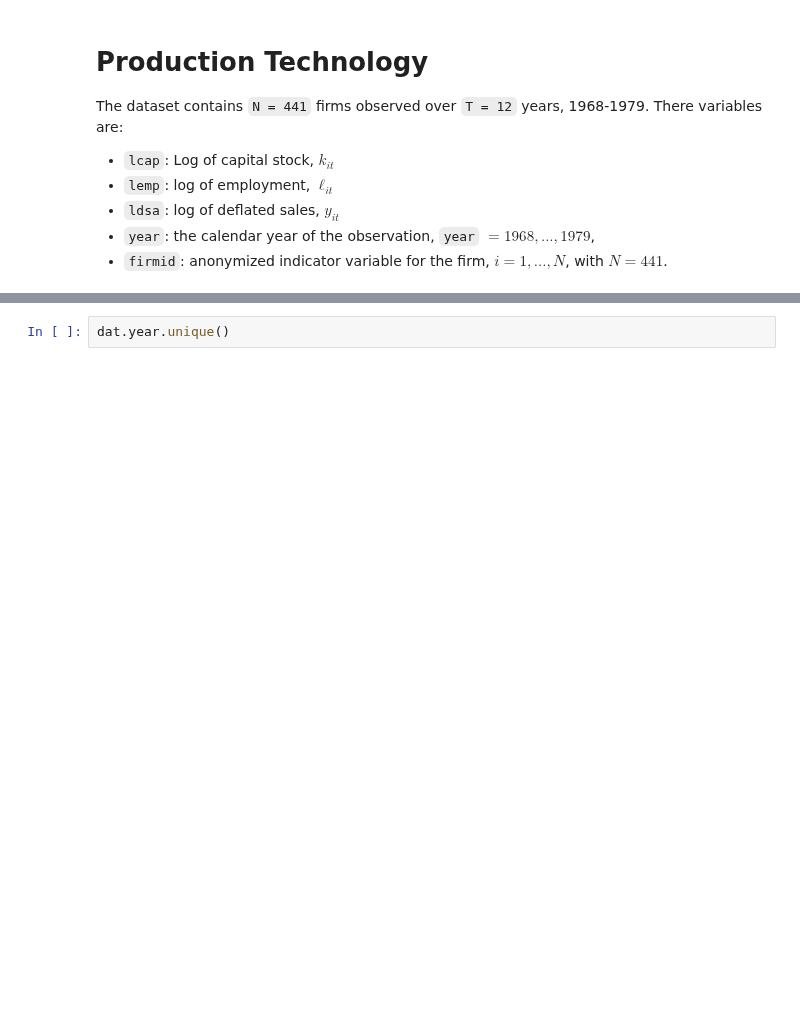
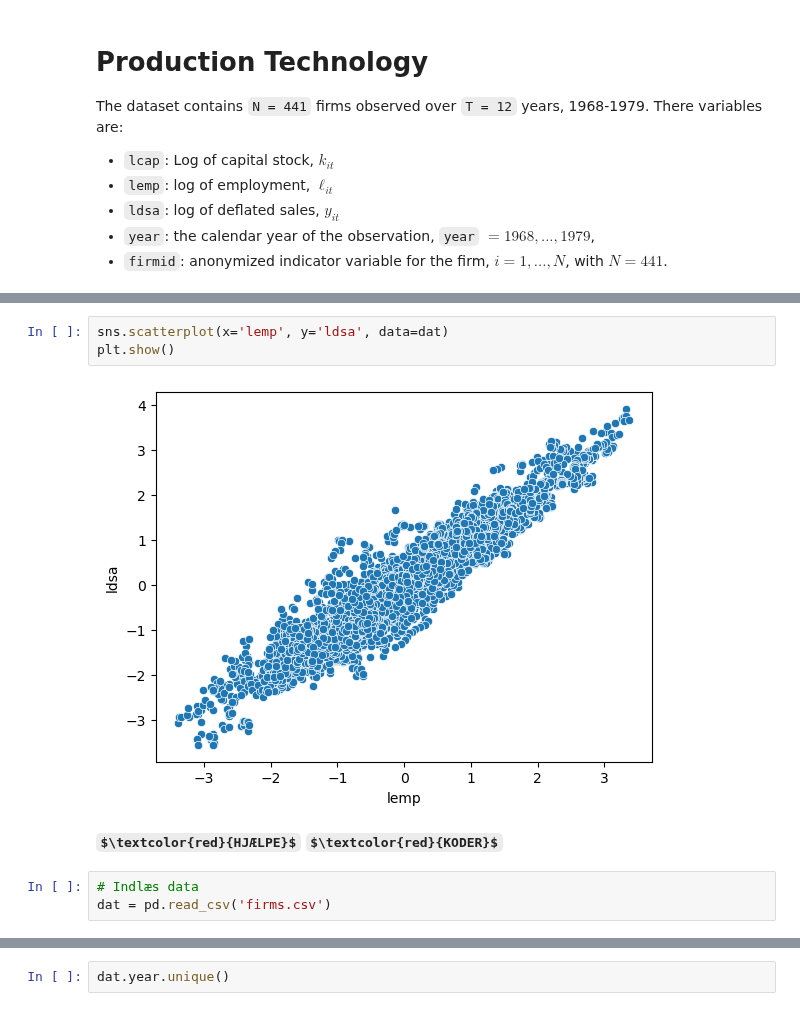
Before and after one commit to Maja0lsen/EconometricsB-aflevinger, a Jupyter notebook: read.ipynb, the cells around one changed output, grey strips where cells are left out. Saved outputs shown, nothing was run; the diff lists cells and outputs as text; some formulas as TeX source; blank space fills up the shorter version.

```diff
--- a/read.ipynb
+++ b/read.ipynb
@@ -116,3 +126,13 @@ Hausman-test mellem FE og RE: Test-statistik = 0.000, p-værdi = 1.000
+# %%
+sns.scatterplot(x='lemp', y='ldsa', data=dat)
+plt.show()
+# %% [output]
+[figure, added]
+# %% [markdown]
+**$\textcolor{red}{HJÆLPE}$ $\textcolor{red}{KODER}$**
+# %%
+# Indlæs data
+dat = pd.read_csv('firms.csv')
 # %%
 dat.sample(5)
 # %% [output]
```
Also changed, not shown: parts of 9 cells of this notebook.
